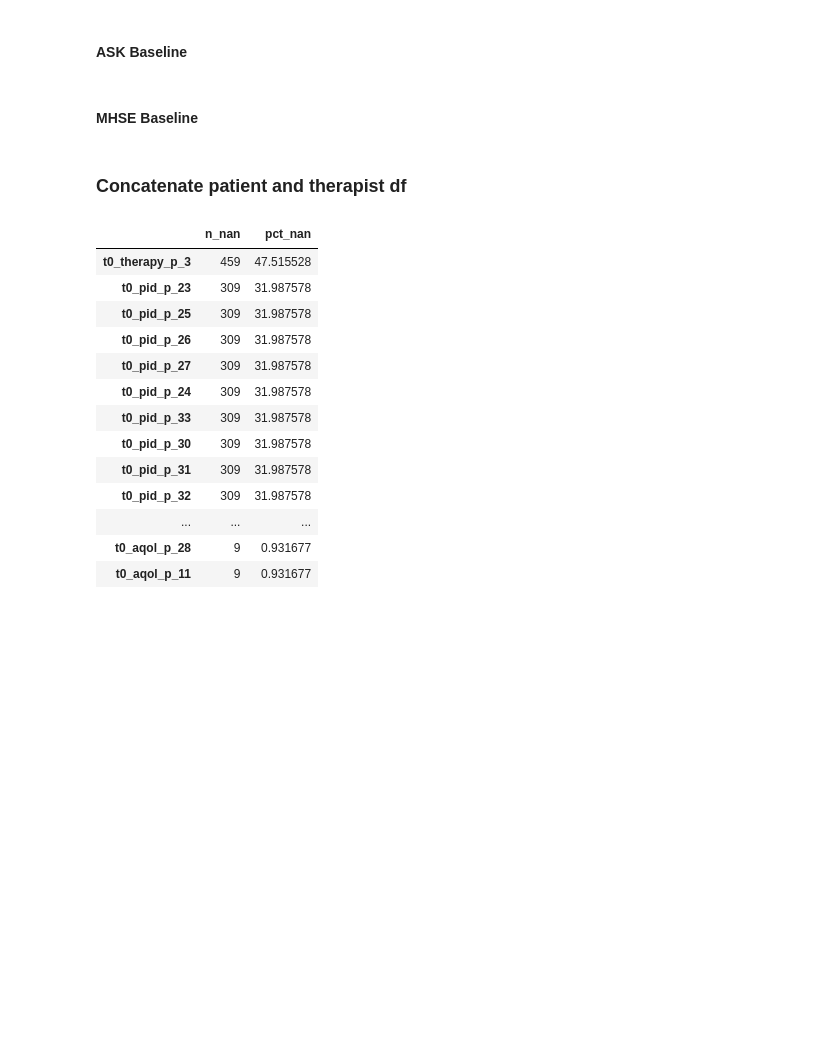
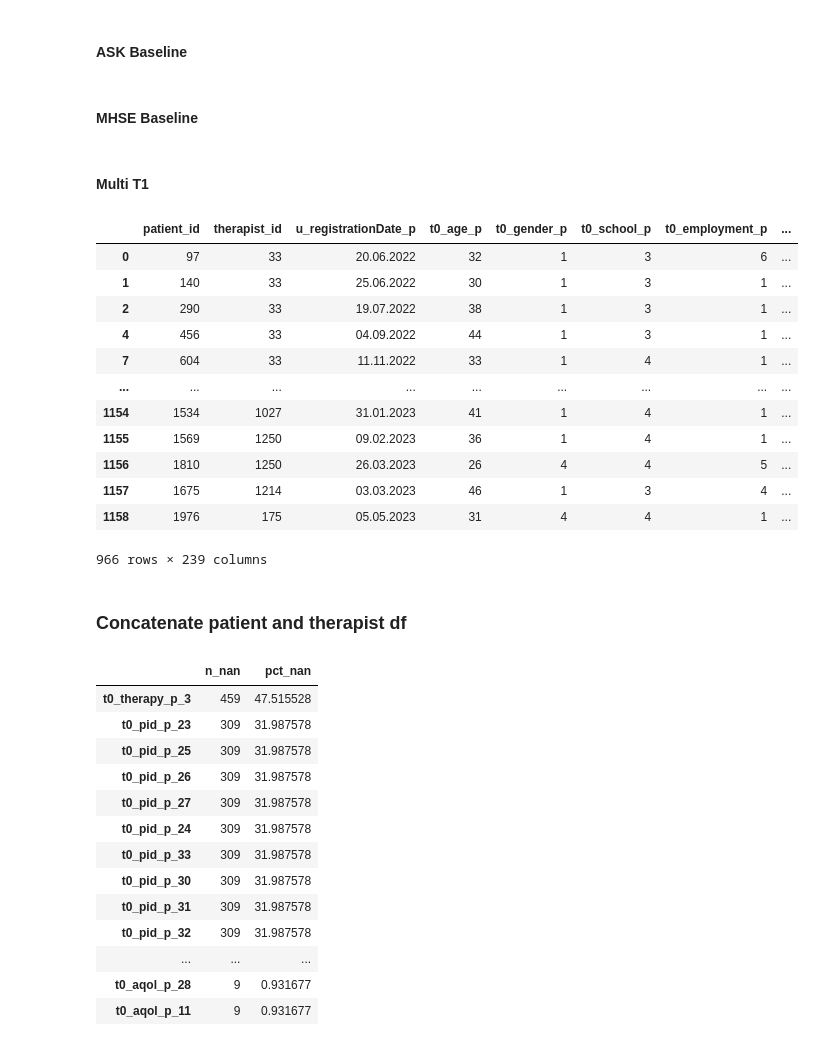
Before and after one commit to leona-ha/toni_matching, a Jupyter notebook: Data_Preprocessing.ipynb, the cells around one changed output. Saved outputs shown, nothing was run; the diff lists cells and outputs as text; code cells hidden in the pictures; blank space fills up the shorter version.

```diff
--- a/Data_Preprocessing.ipynb
+++ b/Data_Preprocessing.ipynb
@@ -273,6 +280,41 @@ mhse_cols = [f"t0_mhse_p_{i}" for i in range(1, 7)]
 df_pat_clean[mhse_cols] = df_pat_clean[mhse_cols].apply(pd.to_numeric, errors="coerce")
 
 df_pat_clean["t0_mhse_p_sum"] = df_pat_clean[mhse_cols].sum(axis=1)
+# %% [markdown]
+#### Multi T1
+# %%
+# define the 7 MULTI item columns once
+multi_cols = [f"t1_multi_p_{i}" for i in range(1, 8)]
+
+# 1) ensure the same columns are numeric
+df_pat_clean[multi_cols] = df_pat_clean[multi_cols].apply(pd.to_numeric, errors="coerce")
+
+# 2) compute therapist-level means and attach as 7 new columns to every row
+multi_avg = (
+    df_pat_clean
+    .groupby("therapist_id")[multi_cols]
+    .transform("mean")
+)
+multi_avg.columns = [c.replace("t1_multi_p_", "multi_avg_") for c in multi_avg.columns]
+
+# 3) append to your dataframe (now you have multi_avg_1 .. multi_avg_7)
+df_pat_clean = pd.concat([df_pat_clean, multi_avg], axis=1)
+# %%
+df_pat_clean
+# %% [output]
+|  | patient_id | therapist_id | u_registrationDate_p | t0_age_p | t0_gender_p | t0_school_p | t0_employment_p | ... |
+| 0 | 97 | 33 | 20.06.2022 | 32 | 1 | 3 | 6 | ... |
+| 1 | 140 | 33 | 25.06.2022 | 30 | 1 | 3 | 1 | ... |
+| 2 | 290 | 33 | 19.07.2022 | 38 | 1 | 3 | 1 | ... |
+| 4 | 456 | 33 | 04.09.2022 | 44 | 1 | 3 | 1 | ... |
+| 7 | 604 | 33 | 11.11.2022 | 33 | 1 | 4 | 1 | ... |
+| ... | ... | ... | ... | ... | ... | ... | ... | ... |
+| 1154 | 1534 | 1027 | 31.01.2023 | 41 | 1 | 4 | 1 | ... |
+| 1155 | 1569 | 1250 | 09.02.2023 | 36 | 1 | 4 | 1 | ... |
+| 1156 | 1810 | 1250 | 26.03.2023 | 26 | 4 | 4 | 5 | ... |
+| 1157 | 1675 | 1214 | 03.03.2023 | 46 | 1 | 3 | 4 | ... |
+| 1158 | 1976 | 175 | 05.05.2023 | 31 | 4 | 4 | 1 | ... |
+966 rows × 239 columns
 # %% [markdown]
 ### Concatenate patient and therapist df
 # %%
```
Also changed, not shown: parts of 12 cells of this notebook, 1 other file.
